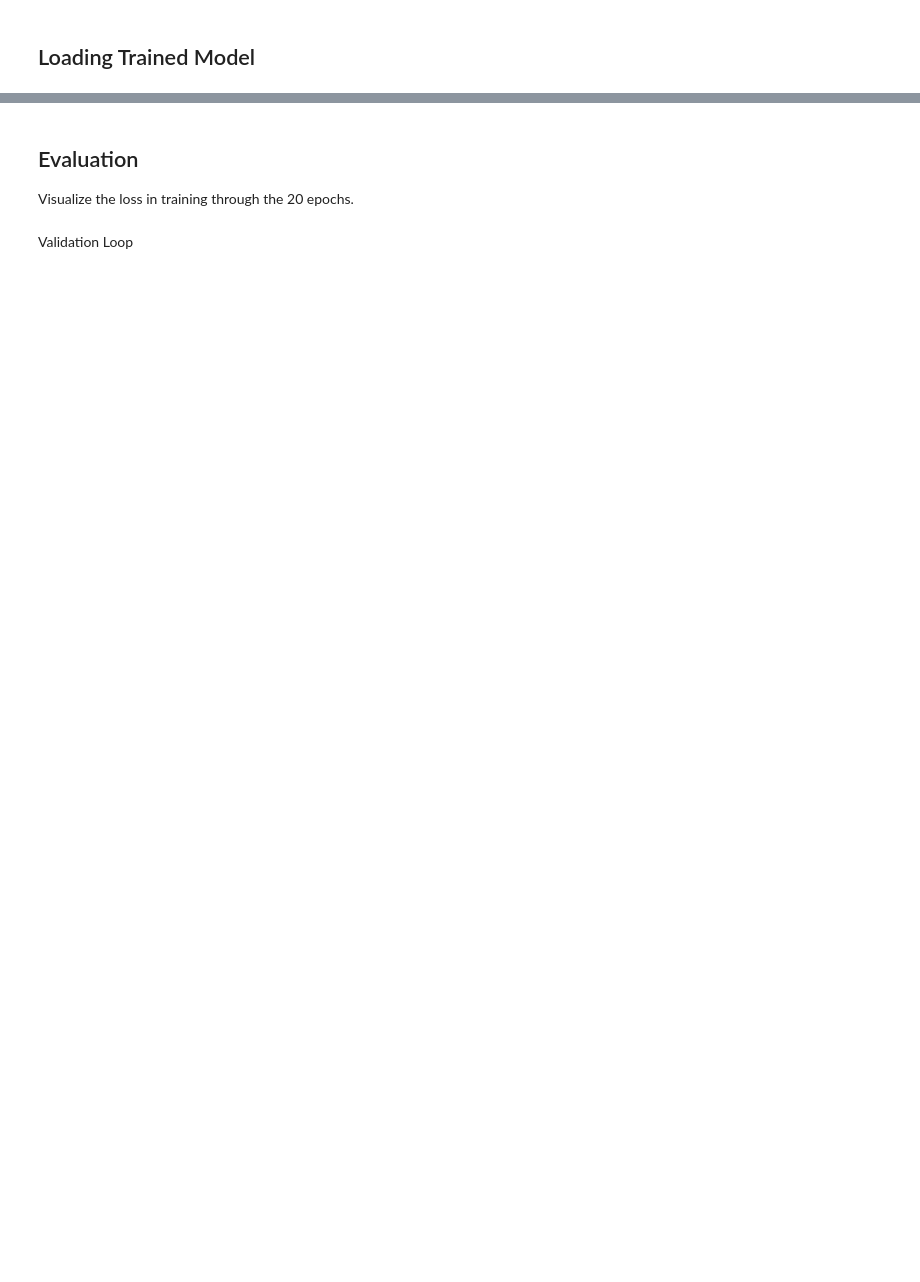
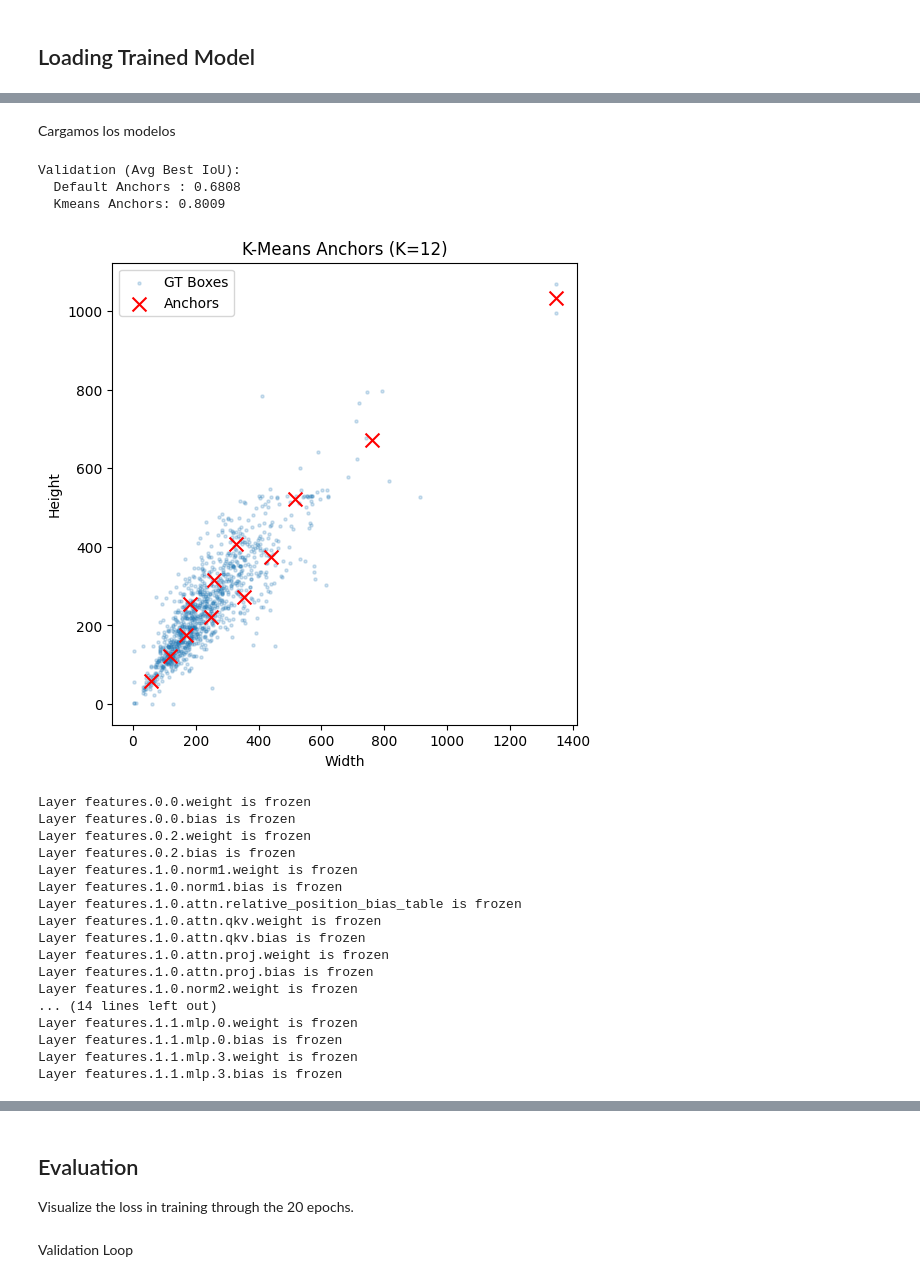
Before and after one commit to niklas-kessler/dl-med-img, a Jupyter notebook: Experiments.ipynb, the cells around one changed output, grey strips where cells are left out. Drawn from its saved outputs; the diff is of its cells as text; code cells hidden in the pictures; blank space fills up the shorter version.

```diff
--- a/Experiments.ipynb
+++ b/Experiments.ipynb
@@ -1386,0 +1549,2 @@ Lengths after loading checkpoint: train_losses=15, val_losses=15, history=15
+# %% [markdown]
+Cargamos los modelos
@@ -1386,0 +1607,78 @@ Lengths after loading checkpoint: train_losses=15, val_losses=15, history=15
+# %%
+# -----------------
+# Rebuild anchors
+# -----------------
+custom_anchors_wh = analyze_anchors(
+    train_dataset_fasterrcnn.dataset.labels_df,
+    val_dataset_fasterrcnn.dataset.labels_df,
+    strategy="kmeans",
+    n_clusters=12
+)
+
+anchor_generator4 = anchors_wh_to_fpn_generator(
+    custom_anchors_wh,
+    num_fpn_levels=4,
+    ratios_per_level=3
+)
+
+# -----------------
+# Rebuild Model 4
+# -----------------
+model4 = get_swin_faster_rcnn(
+    num_classes=2,
+    rpn_anchor_generator=anchor_generator4
+)
+
+swin_freeze_layers(model4)
+
+# -------------------------
+# Optimizer + Scheduler
+# -------------------------
+params4 = [p for p in model4.parameters() if p.requires_grad]
+
+optimizer4 = torch.optim.AdamW(
+    params4,
+    lr=1e-4,
+    weight_decay=1e-4
+)
+
+scheduler4 = torch.optim.lr_scheduler.ReduceLROnPlateau(
+    optimizer4,
+    mode="min",
+    factor=0.1,
+    patience=3
+)
+
+# -------------------------
+# Load checkpoint
+# -------------------------
+model4, start_epoch4, train_losses4, val_losses4, history4 = load_trained_model(
+    model4,
+    "/content/drive/MyDrive/DL Medical Imaging/Project/"
+    "checkpoints/model4_niklas_04_01_26/epoch_20.pth",
+    optimizer4,
+    scheduler4,
+    device
+)
+# %% [output]
+Validation (Avg Best IoU):
+  Default Anchors : 0.6808
+  Kmeans Anchors: 0.8009
+[figure, added]
+Layer features.0.0.weight is frozen
+Layer features.0.0.bias is frozen
+Layer features.0.2.weight is frozen
+Layer features.0.2.bias is frozen
+Layer features.1.0.norm1.weight is frozen
+Layer features.1.0.norm1.bias is frozen
+Layer features.1.0.attn.relative_position_bias_table is frozen
+Layer features.1.0.attn.qkv.weight is frozen
+Layer features.1.0.attn.qkv.bias is frozen
+Layer features.1.0.attn.proj.weight is frozen
+Layer features.1.0.attn.proj.bias is frozen
+Layer features.1.0.norm2.weight is frozen
+... (14 lines left out)
+Layer features.1.1.mlp.0.weight is frozen
+Layer features.1.1.mlp.0.bias is frozen
+Layer features.1.1.mlp.3.weight is frozen
+Layer features.1.1.mlp.3.bias is frozen
```
Also changed, not shown: parts of 59 cells of this notebook.
